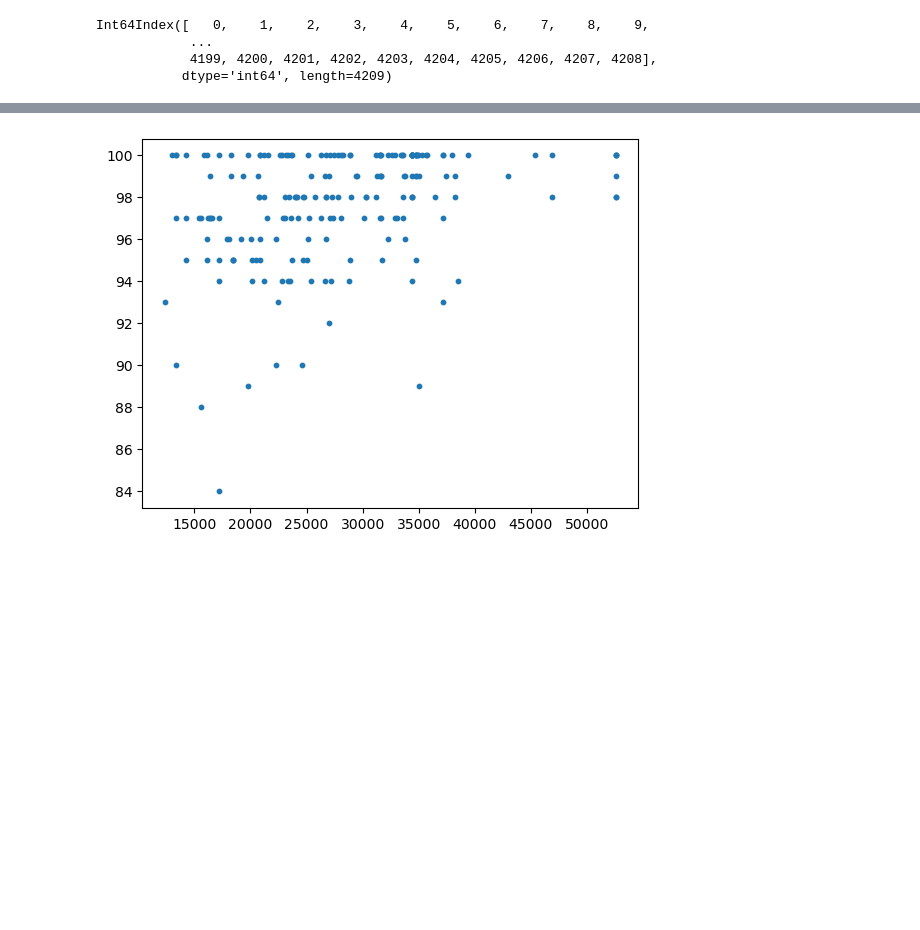
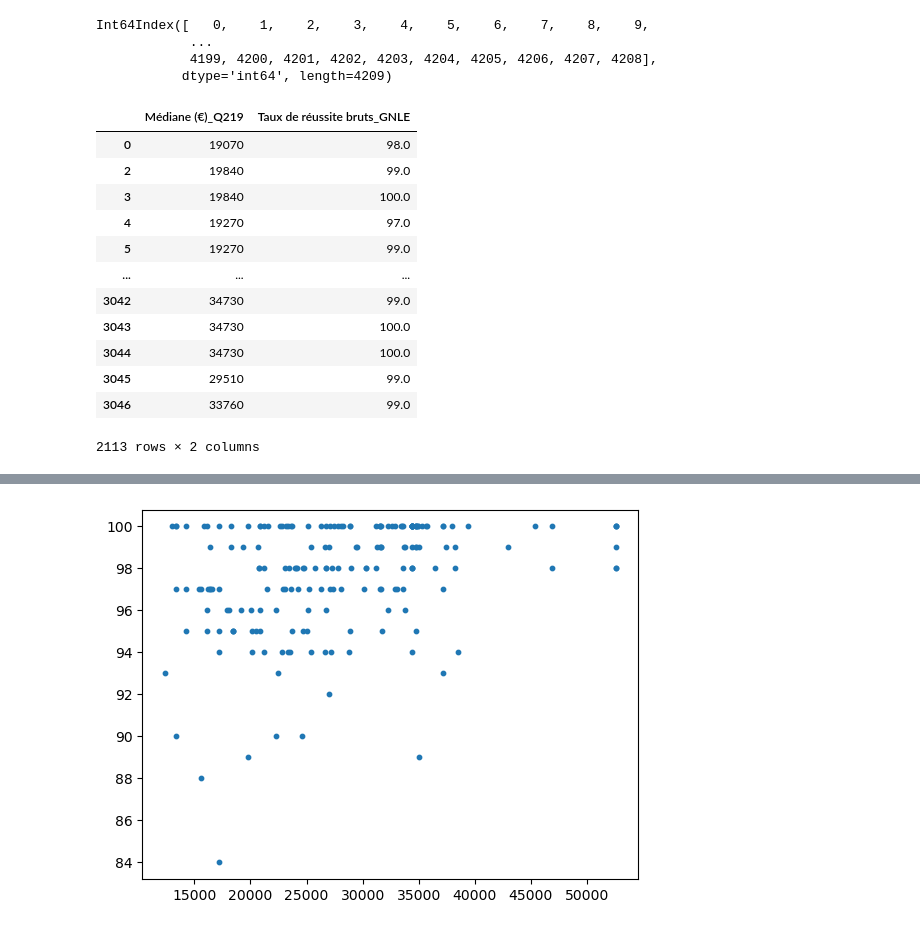
Before and after one commit to Acochepin/Python-2A---AC---JM---RS, a Jupyter notebook: Manipulation bases de données.ipynb, the cells around one changed output, grey strips where cells are left out. Saved outputs shown, nothing was run; the diff lists cells and outputs as text; code cells hidden in the pictures; blank space fills up the shorter version.

```diff
--- a/Manipulation bases de données.ipynb
+++ b/Manipulation bases de données.ipynb
@@ -496,6 +496,24 @@ Int64Index([   0,    1,    2,    3,    4,    5,    6,    7,    8,    9,
             ...
             4199, 4200, 4201, 4202, 4203, 4204, 4205, 4206, 4207, 4208],
            dtype='int64', length=4209)
+# %%
+df_reg = df[[ "Médiane (€)_Q219", "Taux de réussite bruts_GNLE"]]
+df_reg = df_reg.dropna(axis = 0, how = "any")
+df_reg
+# %% [output]
+|  | Médiane (€)_Q219 | Taux de réussite bruts_GNLE |
+| 0 | 19070 | 98.0 |
+| 2 | 19840 | 99.0 |
+| 3 | 19840 | 100.0 |
+| 4 | 19270 | 97.0 |
+| 5 | 19270 | 99.0 |
+| ... | ... | ... |
+| 3042 | 34730 | 99.0 |
+| 3043 | 34730 | 100.0 |
+| 3044 | 34730 | 100.0 |
+| 3045 | 29510 | 99.0 |
+| 3046 | 33760 | 99.0 |
+2113 rows × 2 columns
 # %%
 
 
```
Also changed, not shown: parts of 4 cells of this notebook.
